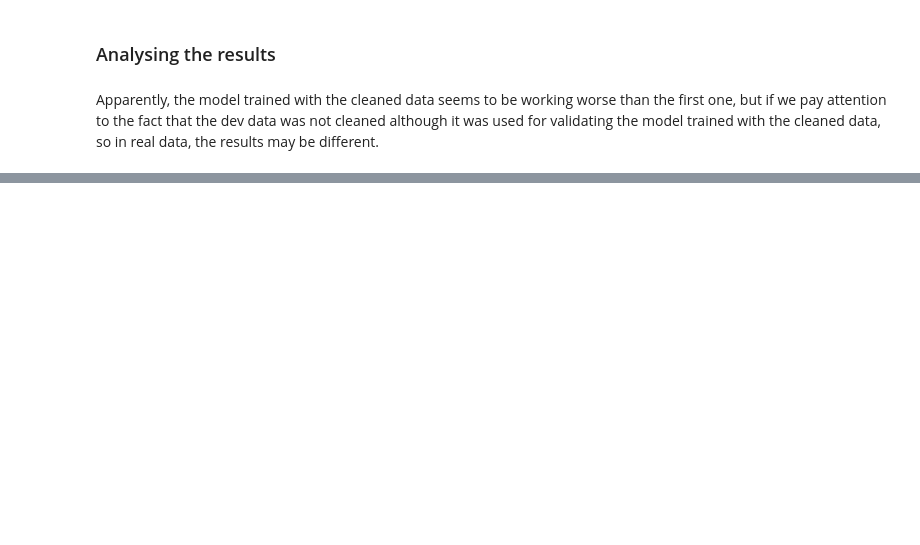
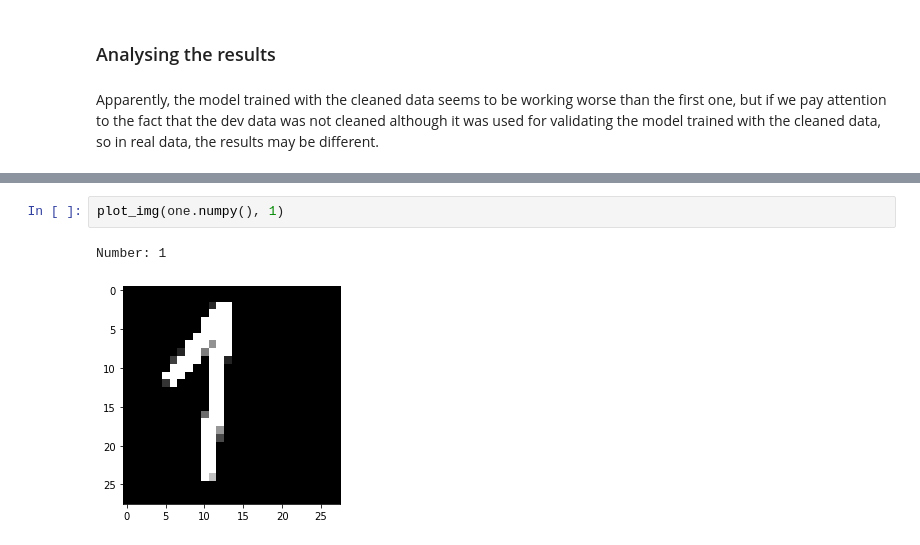
Before and after one commit to anaximeno/Which-Digit, a Jupyter notebook: training_the_model.ipynb, the cells around one changed output, grey strips where cells are left out. Drawn from its saved outputs; the diff is of its cells as text; blank space fills up the shorter version.

```diff
--- a/training_the_model.ipynb
+++ b/training_the_model.ipynb
@@ -293,0 +287,5 @@ Apparently, the model trained with the cleaned data seems to be working worse th
+# %%
+plot_img(one.numpy(), 1)
+# %% [output]
+Number: 1
+[figure, added]
```
Also changed, not shown: parts of 20 cells of this notebook.
